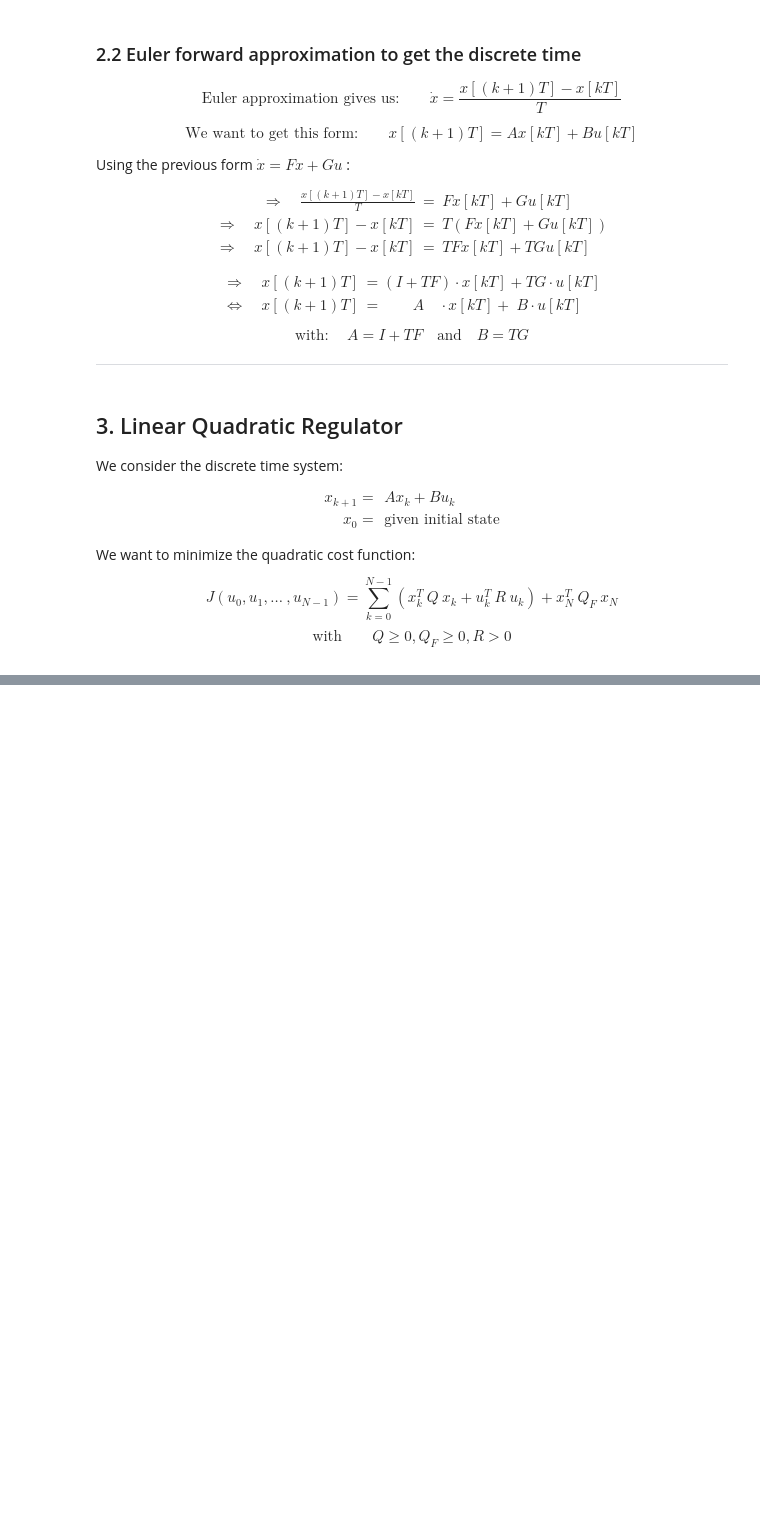
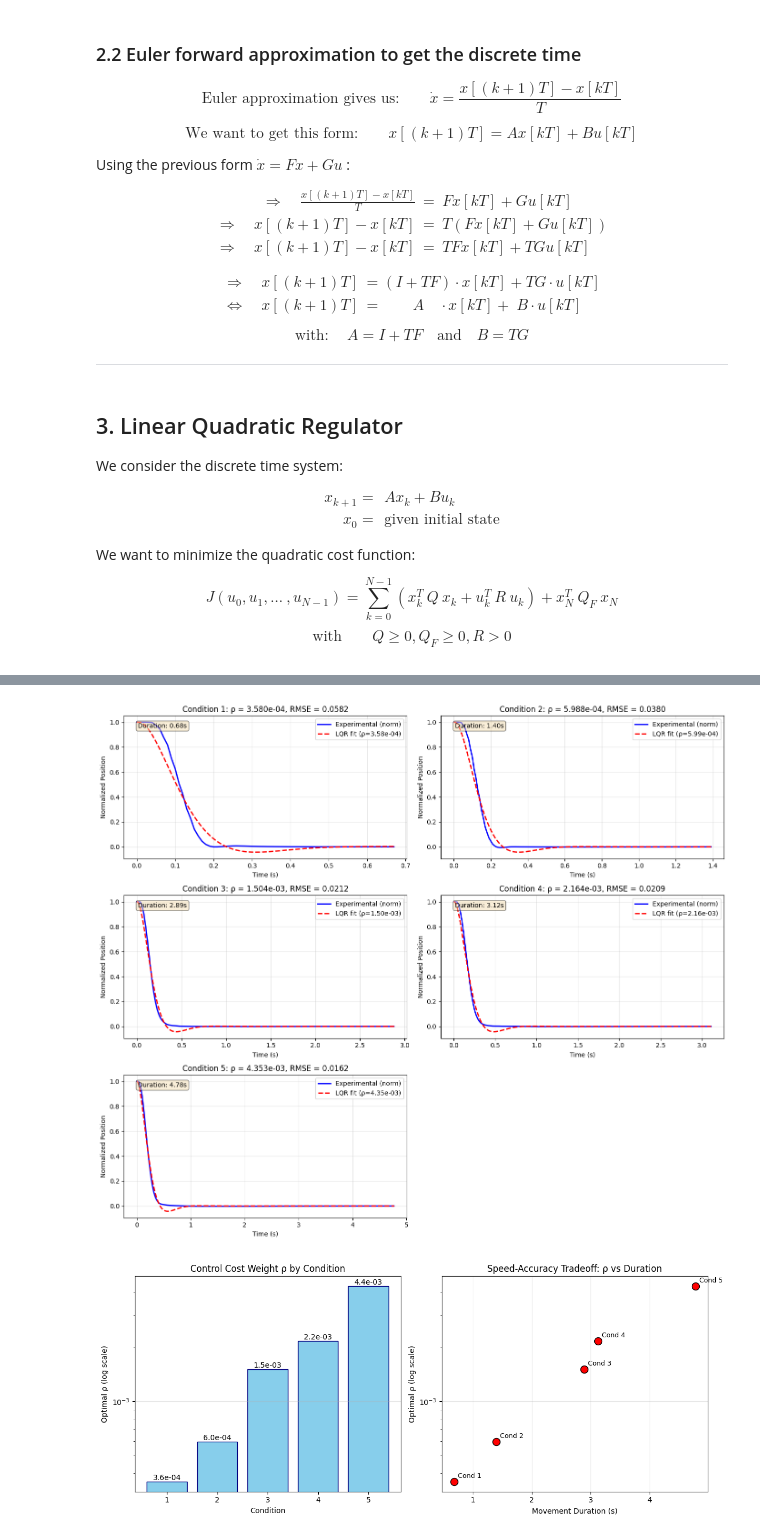
Before and after one commit to williamwu8888/sensorimotors_M2, a Jupyter notebook: Forearm movements and LQR/python/TP1_LQR_data.ipynb, the cells around one changed output, grey strips where cells are left out. Cells and saved outputs as stored; diff of their text form; code cells hidden in the pictures; blank space fills up the shorter version.

```diff
--- a/Forearm movements and LQR/python/TP1_LQR_data.ipynb
+++ b/Forearm movements and LQR/python/TP1_LQR_data.ipynb
@@ -538,0 +901,74 @@ from some time step $k$ if the current state is $z$. We want to express $J$ as a
+# %%
+# Visualization of fitting results
+fig, axes = plt.subplots(3, 2, figsize=(14, 12))
+axes = axes.flatten()
+
+# Remove last axis if we have 5 conditions
+if len(axes) > len(conditions):
+    fig.delaxes(axes[-1])
+
+for idx, condition in enumerate(conditions):
+    res = fitting_results[condition]
+    exp_norm = res['experimental_norm']
+    lqr_fit = res['lqr_fitted']
+
+    time_exp = np.arange(len(exp_norm)) * T
+    time_lqr = np.arange(len(lqr_fit)) * T
+
+    # Plot experimental vs fitted
+    axes[idx].plot(time_exp, exp_norm, 'b-', linewidth=2, label='Experimental (norm)')
+    axes[idx].plot(time_lqr, lqr_fit, 'r--', linewidth=2, label=f'LQR fit (ρ={res["rho"]:.2e})')
+
+    axes[idx].set_xlabel('Time (s)')
+    axes[idx].set_ylabel('Normalized Position')
+    axes[idx].set_title(f'Condition {condition}: ρ = {res["rho"]:.3e}, RMSE = {res["error"]:.4f}')
+    axes[idx].grid(True, alpha=0.3)
+    axes[idx].legend(loc='upper right')
+
+    # Add movement duration as text
+    axes[idx].text(0.05, 0.95, f'Duration: {res["duration"]:.2f}s',
+                  transform=axes[idx].transAxes,
+                  verticalalignment='top',
+                  bbox=dict(boxstyle='round', facecolor='wheat', alpha=0.5))
+
+plt.tight_layout()
+plt.show()
+
+# Additional analysis plot: ρ vs movement duration
+fig, (ax1, ax2) = plt.subplots(1, 2, figsize=(12, 5))
+
+# Plot 1: ρ values by condition
+conditions_list = list(conditions)
+rho_values = [fitting_results[c]['rho'] for c in conditions_list]
+durations = [fitting_results[c]['duration'] for c in conditions_list]
+
+ax1.bar(conditions_list, rho_values, color='skyblue', edgecolor='navy')
+ax1.set_xlabel('Condition')
+ax1.set_ylabel('Optimal ρ (log scale)')
+ax1.set_title('Control Cost Weight ρ by Condition')
+ax1.set_yscale('log')
+ax1.grid(True, axis='y', alpha=0.3)
+
+# Annotate bars with values
+for i, v in enumerate(rho_values):
+    ax1.text(i, v, f'{v:.1e}', ha='center', va='bottom')
+
+# Plot 2: ρ vs movement duration (speed-accuracy tradeoff)
+ax2.scatter(durations, rho_values, s=100, color='red', edgecolor='black', zorder=5)
+ax2.set_xlabel('Movement Duration (s)')
+ax2.set_ylabel('Optimal ρ (log scale)')
+ax2.set_title('Speed-Accuracy Tradeoff: ρ vs Duration')
+ax2.set_yscale('log')
+ax2.grid(True, alpha=0.3)
+
+# Add labels for each point
+for i, cond in enumerate(conditions_list):
+    ax2.annotate(f'Cond {cond}', (durations[i], rho_values[i]),
+                xytext=(5, 5), textcoords='offset points',
+                fontsize=9)
+
+plt.tight_layout()
+plt.show()
+# %% [output]
+[figure, added]
+[figure, added]
```
Also changed, not shown: parts of 12 cells of this notebook.
